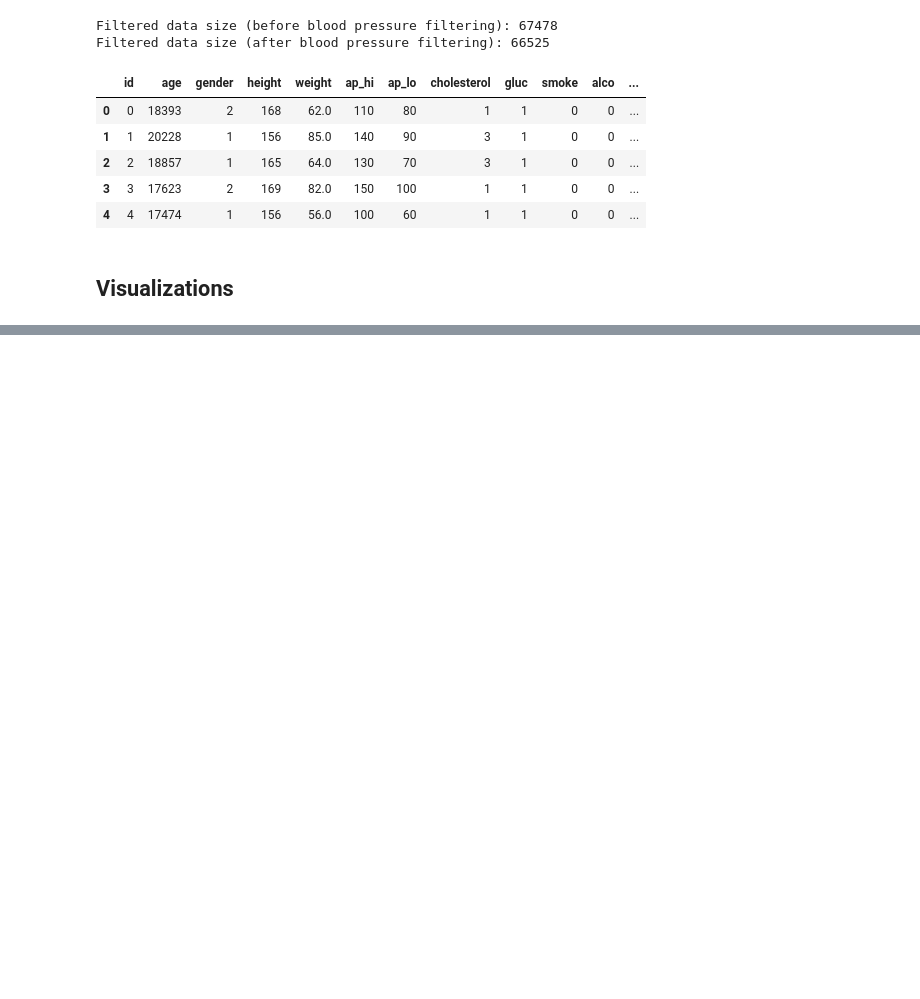
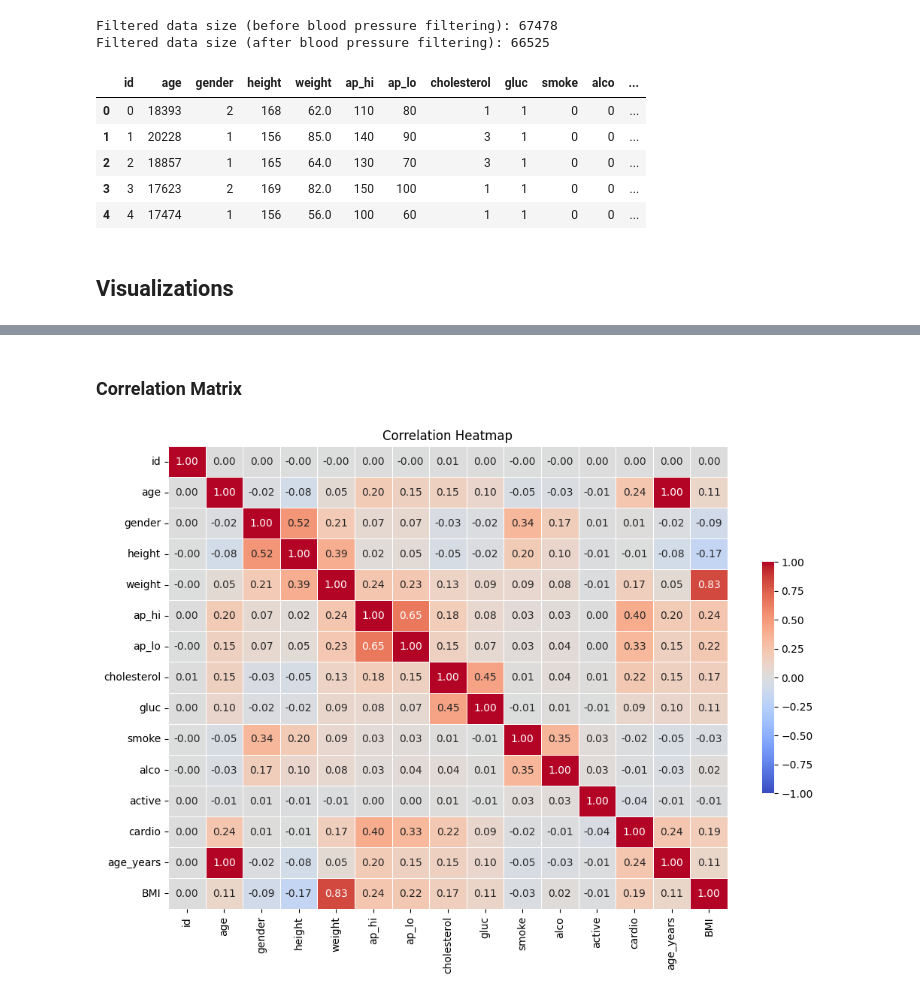
Before and after one commit to smlatic/Machine-Learning-ITHS, a Jupyter notebook: LAB/Disease_detection/disease_detection.ipynb, the cells around one changed output, grey strips where cells are left out. Drawn from its saved outputs; the diff is of its cells as text; code cells hidden in the pictures; blank space fills up the shorter version.

```diff
--- a/LAB/Disease_detection/disease_detection.ipynb
+++ b/LAB/Disease_detection/disease_detection.ipynb
@@ -400,0 +431,20 @@ filtered_bp_data.head()
+# %% [markdown]
+### Correlation Matrix
+# %%
+
+# Calculate the correlation matrix
+corr_matrix = new_df.corr()
+
+# Set up the matplotlib figure
+plt.figure(figsize=(12, 8))
+
+# Draw the heatmap with the mask and correct aspect ratio
+sns.heatmap(corr_matrix, annot=True, fmt=".2f", cmap="coolwarm", vmin=-1, vmax=1, center=0, linewidths=.5, cbar_kws={"shrink": .5})
+
+# Set the title for the heatmap
+plt.title("Correlation Heatmap")
+
+# Show the heatmap
+plt.show()
+# %% [output]
+[figure, added]
```
Also changed, not shown: parts of 5 cells of this notebook.
